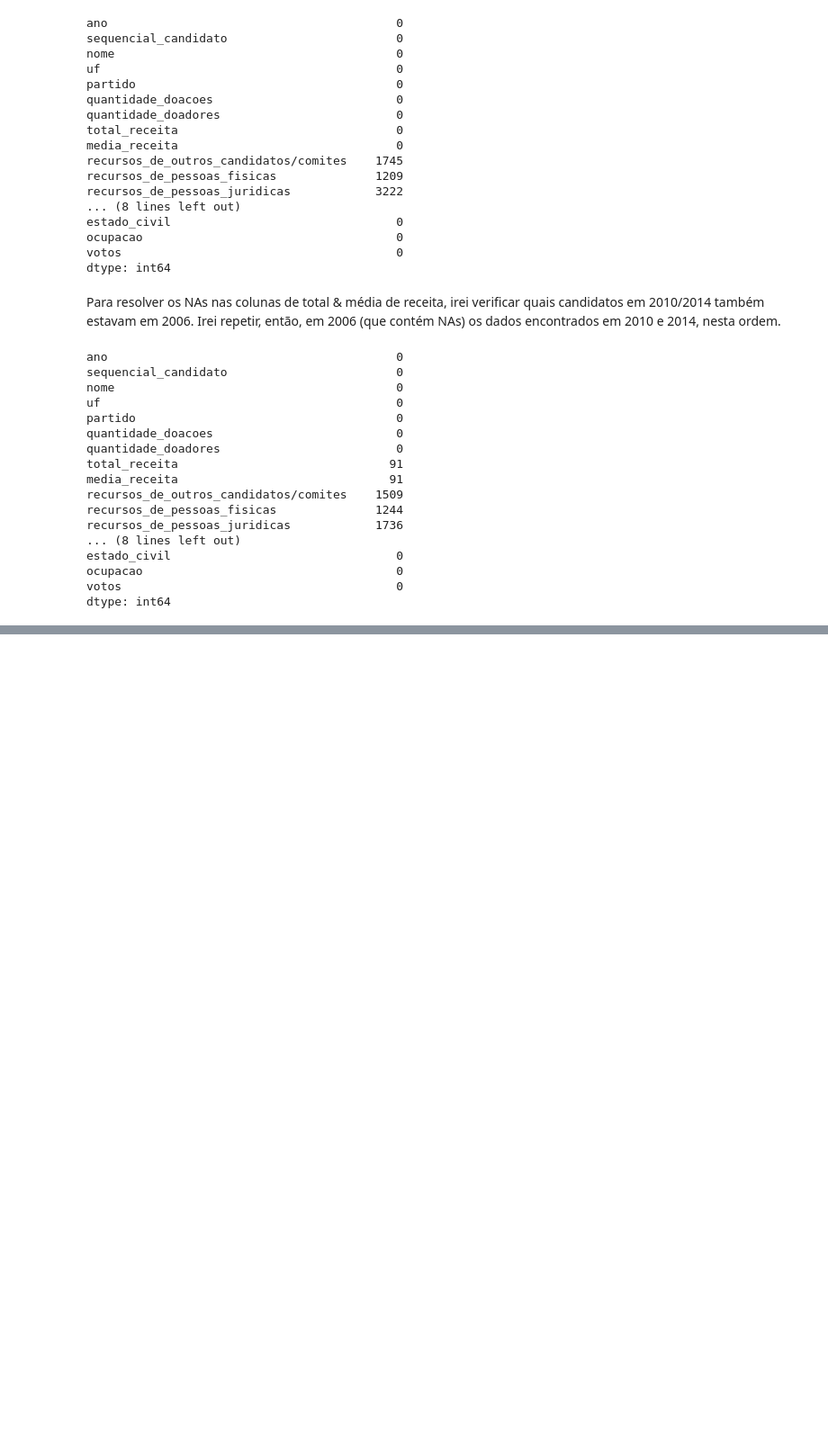
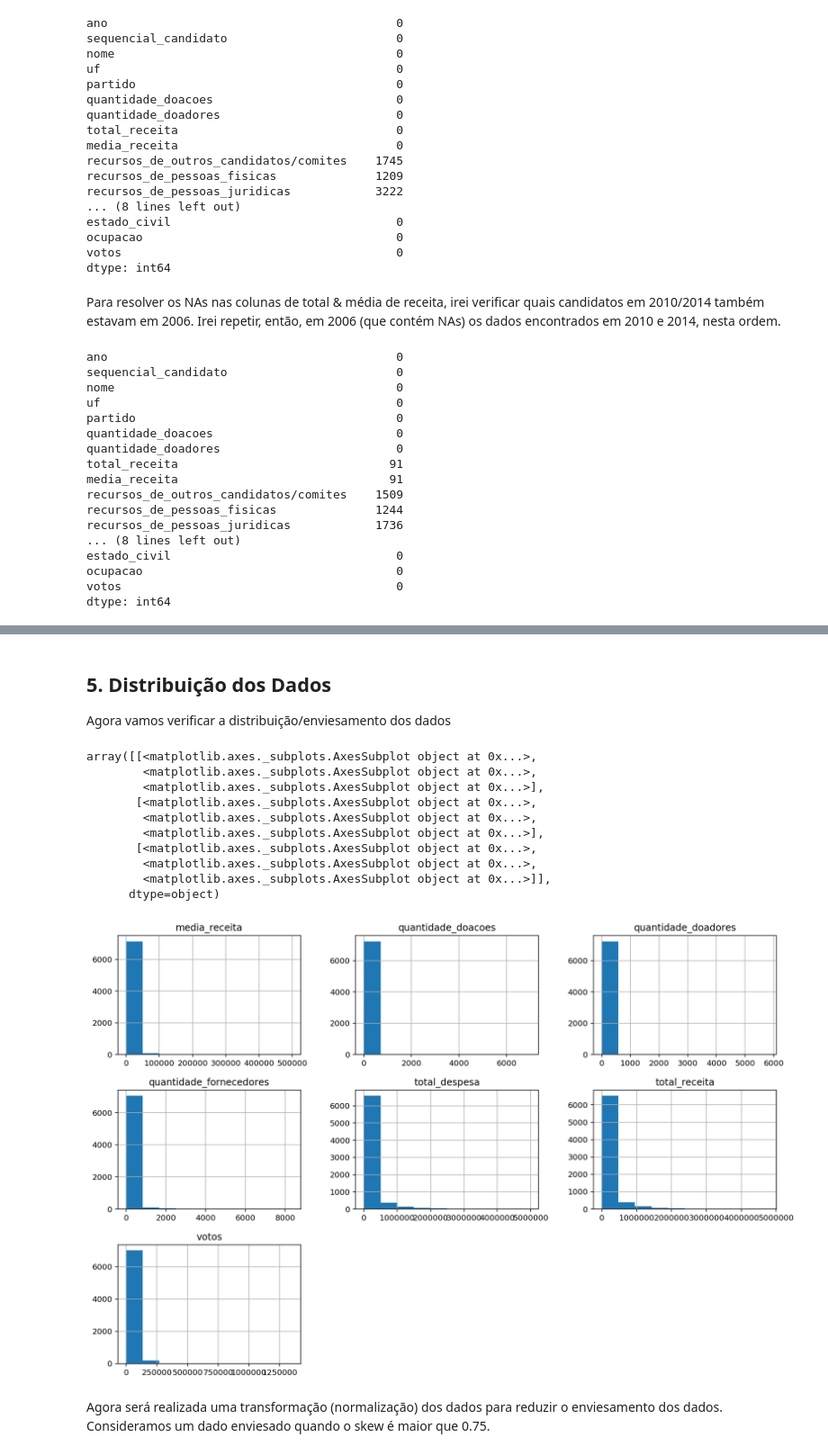
Before and after one commit to ffosilva/machine-learning-classes, a Jupyter notebook: atividade3/Tarefa3-PrevisaoVotacao.ipynb, the cells around one changed output, grey strips where cells are left out. Shown: that part at 90% size. Saved outputs shown, nothing was run; the diff lists cells and outputs as text; code cells hidden in the pictures; blank space fills up the shorter version.

```diff
--- a/atividade3/Tarefa3-PrevisaoVotacao.ipynb
+++ b/atividade3/Tarefa3-PrevisaoVotacao.ipynb
@@ -176,8 +192,8 @@ Após o processamento descrito acima, a quantidade de NAs nas colunas total_rece
 data_2006.drop(["recursos_de_outros_candidatos/comites", "recursos_de_pessoas_fisicas", "recursos_de_pessoas_juridicas", "recursos_proprios"], 1, inplace=True, errors='ignore')
 data_2010.drop(["recursos_de_outros_candidatos/comites", "recursos_de_pessoas_fisicas", "recursos_de_pessoas_juridicas", "recursos_proprios"], 1, inplace=True, errors='ignore')
 data_2014.drop(["recursos_de_outros_candidatos/comites", "recursos_de_pessoas_fisicas", "recursos_de_pessoas_juridicas", "recursos_proprios"], 1, inplace=True, errors='ignore')
+all_data.drop(["recursos_de_outros_candidatos/comites", "recursos_de_pessoas_fisicas", "recursos_de_pessoas_juridicas", "recursos_proprios"], 1, inplace=True, errors='ignore')
 
 data_2006.dropna(inplace=True)
-
-all_data = pd.concat((data_2006.loc[:,:],data_2010.loc[:,:],data_2014.loc[:,:]))
-all_data.drop(["votos"], 1, inplace=True)
+data_2010.dropna(inplace=True)
+data_2014.dropna(inplace=True)
@@ -183,0 +213,38 @@ all_data.drop(["votos"], 1, inplace=True)
+# %%
+train = pd.concat((data_2006, data_2010)).copy()
+test = data_2014.copy()
+
+all_data = pd.concat((train, test))
+all_data.drop(['votos'], axis=1, inplace=True)
+# %% [markdown]
+## 5. Distribuição dos Dados
+
+Agora vamos verificar a distribuição/enviesamento dos dados
+# %%
+matplotlib.rcParams['figure.figsize'] = (15.0, 10.0)
+skewed_vars = pd.DataFrame(
+    {
+        "quantidade_doacoes": train["quantidade_doacoes"],
+        "quantidade_doadores": train["quantidade_doadores"],
+        "total_receita": train["total_receita"],
+        "media_receita": train["media_receita"],
+        "quantidade_fornecedores": train["quantidade_fornecedores"],
+        "total_despesa":train["total_despesa"],
+        "votos":train["votos"]
+    }
+)
+skewed_vars.hist()
+# %% [output]
+array([[<matplotlib.axes._subplots.AxesSubplot object at 0x...>,
+        <matplotlib.axes._subplots.AxesSubplot object at 0x...>,
+        <matplotlib.axes._subplots.AxesSubplot object at 0x...>],
+       [<matplotlib.axes._subplots.AxesSubplot object at 0x...>,
+        <matplotlib.axes._subplots.AxesSubplot object at 0x...>,
+        <matplotlib.axes._subplots.AxesSubplot object at 0x...>],
+       [<matplotlib.axes._subplots.AxesSubplot object at 0x...>,
+        <matplotlib.axes._subplots.AxesSubplot object at 0x...>,
+        <matplotlib.axes._subplots.AxesSubplot object at 0x...>]],
+      dtype=object)
+[figure, added]
+# %% [markdown]
+Agora será realizada uma transformação (normalização) dos dados para reduzir o enviesamento dos dados. Consideramos um dado enviesado quando o skew é maior que 0.75.
```
Also changed, not shown: parts of 63 cells of this notebook, 1 other file.
